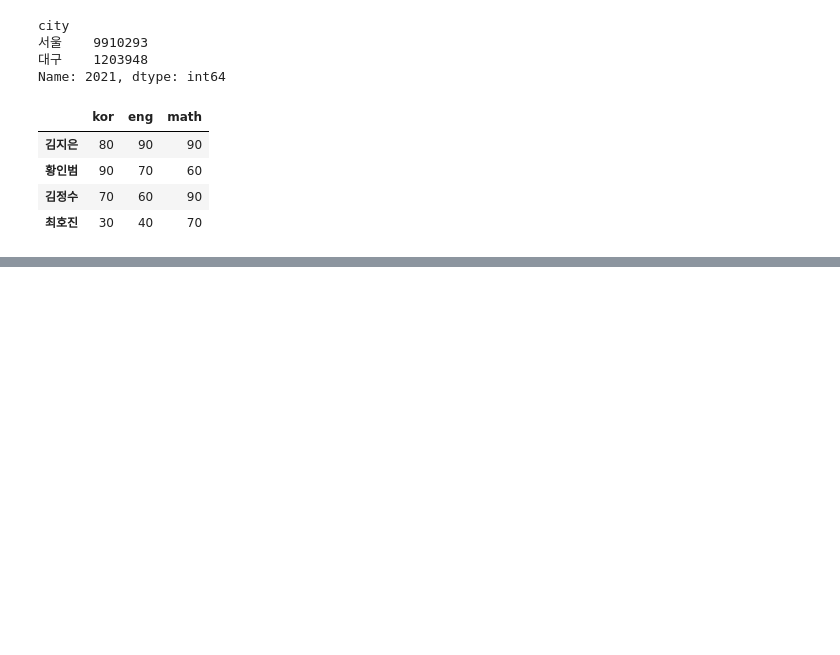
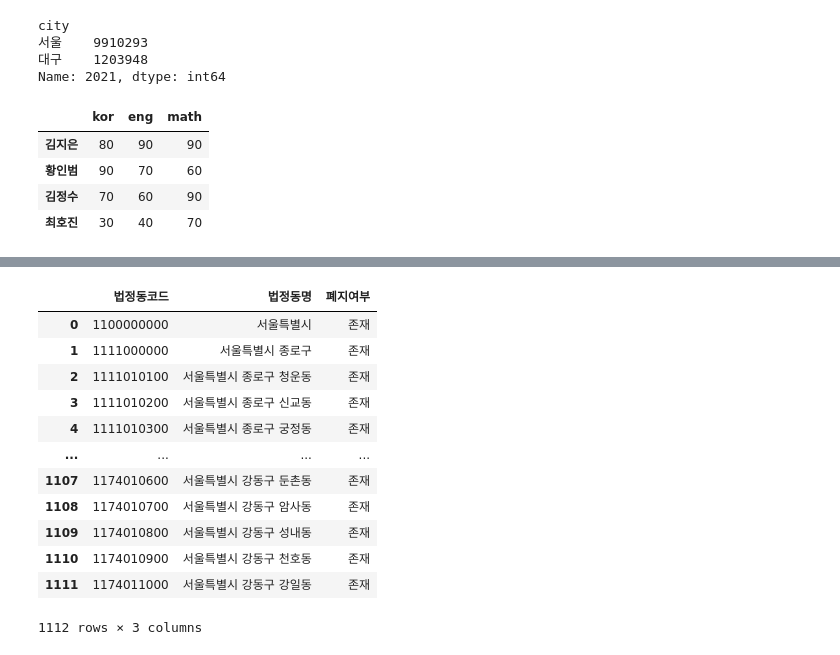
Before and after one commit to Supreme-YS/TIL, a Jupyter notebook: Data_Analysis/Pandas[01].ipynb, the cells around one changed output, grey strips where cells are left out. Drawn from its saved outputs; the diff is of its cells as text; code cells hidden in the pictures; blank space fills up the shorter version.

```diff
--- a/Data_Analysis/Pandas[01].ipynb
+++ b/Data_Analysis/Pandas[01].ipynb
@@ -780,0 +836,17 @@ exec_df
+# %%
+court_subset_df = courtDF[ courtDF['법정동명'].str[ : 5] == '서울특별시'] # '서울특별시' 다섯글자 가져오기
+court_subset_df
+# %% [output]
+|  | 법정동코드 | 법정동명 | 폐지여부 |
+| 0 | 1100000000 | 서울특별시 | 존재 |
+| 1 | 1111000000 | 서울특별시 종로구 | 존재 |
+| 2 | 1111010100 | 서울특별시 종로구 청운동 | 존재 |
+| 3 | 1111010200 | 서울특별시 종로구 신교동 | 존재 |
+| 4 | 1111010300 | 서울특별시 종로구 궁정동 | 존재 |
+| ... | ... | ... | ... |
+| 1107 | 1174010600 | 서울특별시 강동구 둔촌동 | 존재 |
+| 1108 | 1174010700 | 서울특별시 강동구 암사동 | 존재 |
+| 1109 | 1174010800 | 서울특별시 강동구 성내동 | 존재 |
+| 1110 | 1174010900 | 서울특별시 강동구 천호동 | 존재 |
+| 1111 | 1174011000 | 서울특별시 강동구 강일동 | 존재 |
+1112 rows × 3 columns
```
Also changed, not shown: parts of 18 cells of this notebook, 4 other files.
